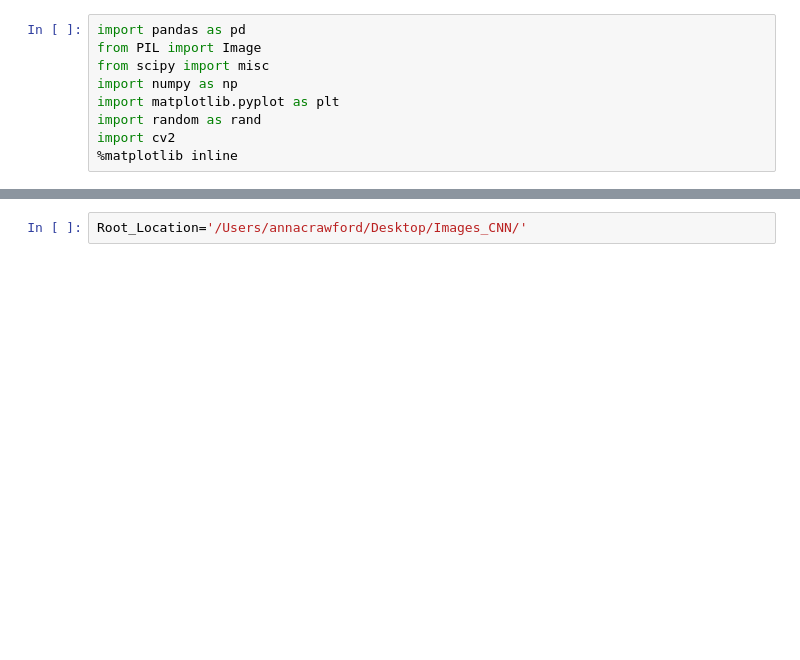
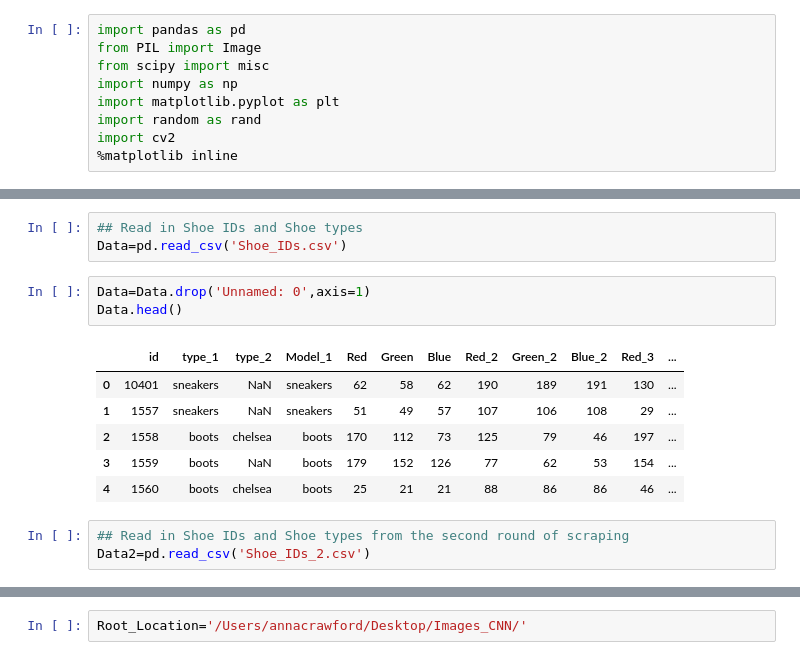
Before and after one commit to Colin-GR-Crawford/J-C, a Jupyter notebook: CNN/CNN_Image_Preprocessing.ipynb, the cells around one changed output, grey strips where cells are left out. Cells and saved outputs as stored; diff of their text form; blank space fills up the shorter version.

```diff
--- a/CNN/CNN_Image_Preprocessing.ipynb
+++ b/CNN/CNN_Image_Preprocessing.ipynb
@@ -11,0 +16,16 @@ Data=pd.read_csv('Shoe_IDs.csv')
+# %%
+## Read in Shoe IDs and Shoe types
+Data=pd.read_csv('Shoe_IDs.csv')
+# %%
+Data=Data.drop('Unnamed: 0',axis=1)
+Data.head()
+# %% [output]
+|  | id | type_1 | type_2 | Model_1 | Red | Green | Blue | Red_2 | Green_2 | Blue_2 | Red_3 | ... |
+| 0 | 10401 | sneakers | NaN | sneakers | 62 | 58 | 62 | 190 | 189 | 191 | 130 | ... |
+| 1 | 1557 | sneakers | NaN | sneakers | 51 | 49 | 57 | 107 | 106 | 108 | 29 | ... |
+| 2 | 1558 | boots | chelsea | boots | 170 | 112 | 73 | 125 | 79 | 46 | 197 | ... |
+| 3 | 1559 | boots | NaN | boots | 179 | 152 | 126 | 77 | 62 | 53 | 154 | ... |
+| 4 | 1560 | boots | chelsea | boots | 25 | 21 | 21 | 88 | 86 | 86 | 46 | ... |
+# %%
+## Read in Shoe IDs and Shoe types from the second round of scraping
+Data2=pd.read_csv('Shoe_IDs_2.csv')
```
Also changed, not shown: parts of 28 cells of this notebook.
